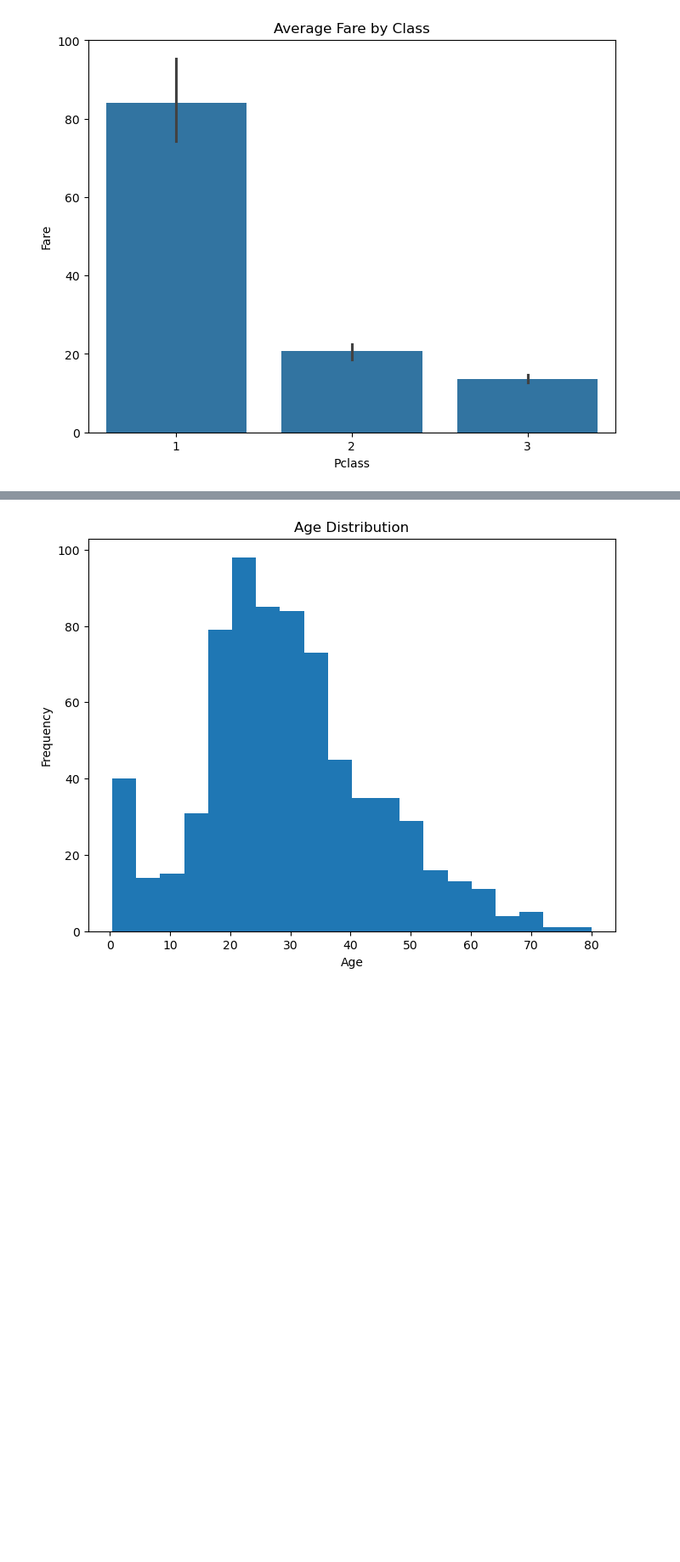
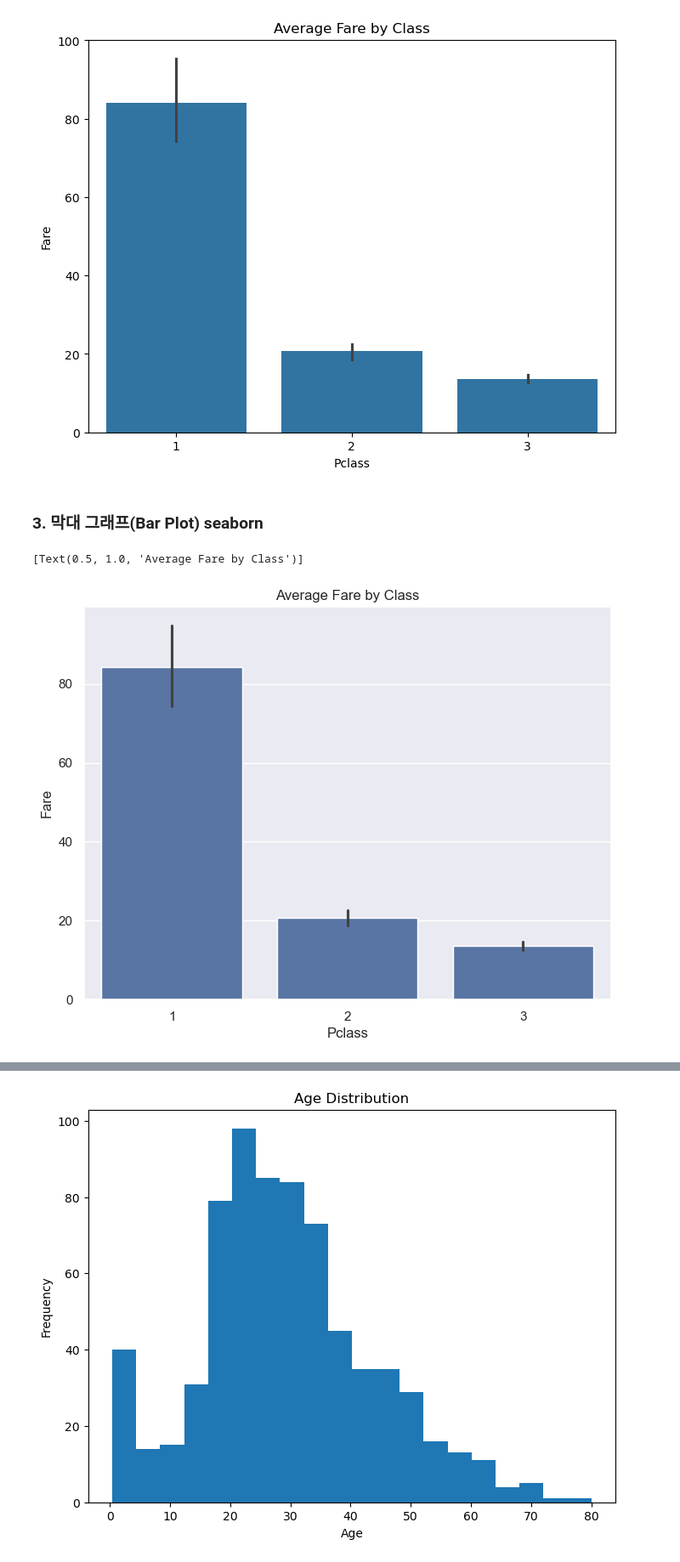
Before and after one commit to YangGuiBee/ML, a Jupyter notebook: TextBook-09/ex09.ipynb, the cells around one changed output, grey strips where cells are left out. Shown at 85% size. Drawn from its saved outputs; the diff is of its cells as text; code cells hidden in the pictures; blank space fills up the shorter version.

```diff
--- a/TextBook-09/ex09.ipynb
+++ b/TextBook-09/ex09.ipynb
@@ -53,3 +91,12 @@ plt.title('Average Fare by Class')
 plt.show()
 # %% [output]
 [figure]
+# %% [markdown]
+### 3. 막대 그래프(Bar Plot) seaborn
+# %%
+sns.set(rc={'figure.figsize':(8, 6)})
+
+sns.barplot(x='Pclass', y='Fare', data=titanic_df).set(title='Average Fare by Class')
+# %% [output]
+[Text(0.5, 1.0, 'Average Fare by Class')]
+[figure, added]
```
Also changed, not shown: parts of 44 cells of this notebook.
